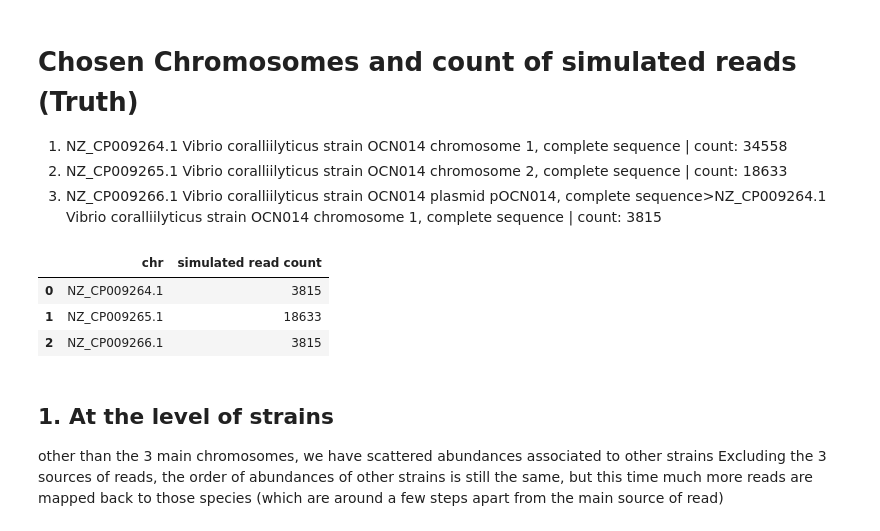
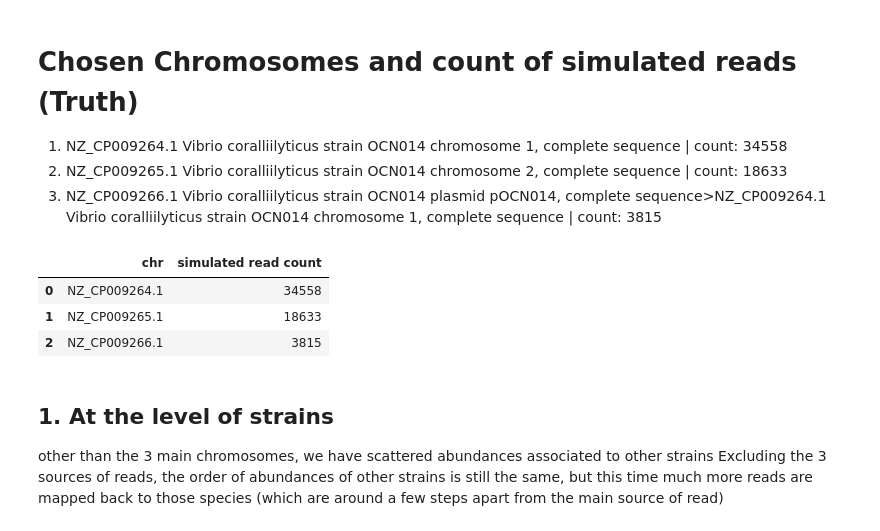
Before and after one commit to fataltes/quickNBs, a Jupyter notebook: containment_detection.ipynb, the cells around one changed output. Saved outputs shown, nothing was run; the diff lists cells and outputs as text; code cells hidden in the pictures.

```diff
--- a/containment_detection.ipynb
+++ b/containment_detection.ipynb
@@ -132,11 +132,11 @@ Comparing Cases where we map agains a database of vibrios
 2. NZ_CP009265.1 Vibrio coralliilyticus strain OCN014 chromosome 2, complete sequence | count: 18633
 3. NZ_CP009266.1 Vibrio coralliilyticus strain OCN014 plasmid pOCN014, complete sequence>NZ_CP009264.1 Vibrio coralliilyticus strain OCN014 chromosome 1, complete sequence | count: 3815
 # %%
-cl = {'chr':['NZ_CP009264.1', 'NZ_CP009265.1', 'NZ_CP009266.1'], 'simulated read count':[3815, 18633, 3815]}
+cl = {'chr':['NZ_CP009264.1', 'NZ_CP009265.1', 'NZ_CP009266.1'], 'simulated read count':[34558, 18633, 3815]}
 pd.DataFrame(columns=['chr', 'simulated read count'], data=cl)
 # %% [output]
 |  | chr | simulated read count |
-| 0 | NZ_CP009264.1 | 3815 |
+| 0 | NZ_CP009264.1 | 34558 |
 | 1 | NZ_CP009265.1 | 18633 |
 | 2 | NZ_CP009266.1 | 3815 |
 # %% [markdown]
```
